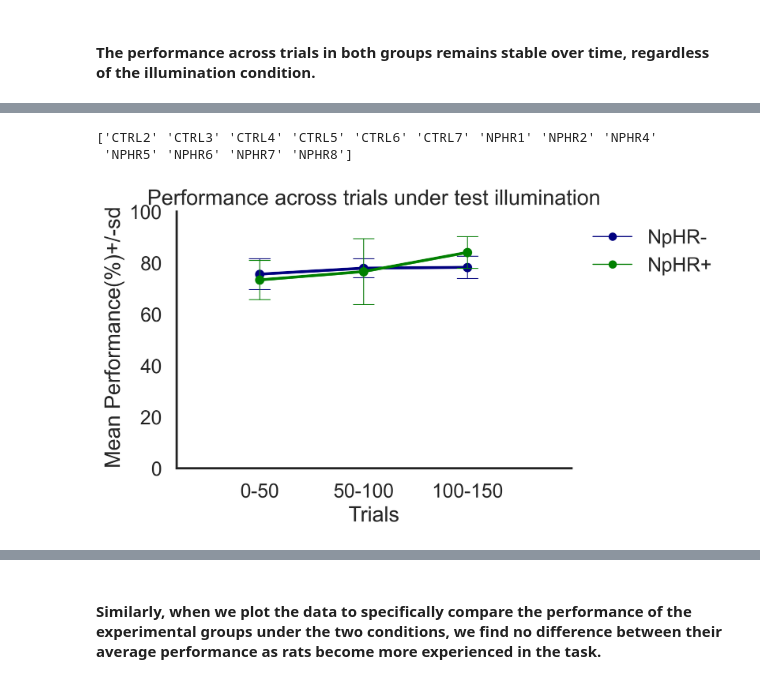
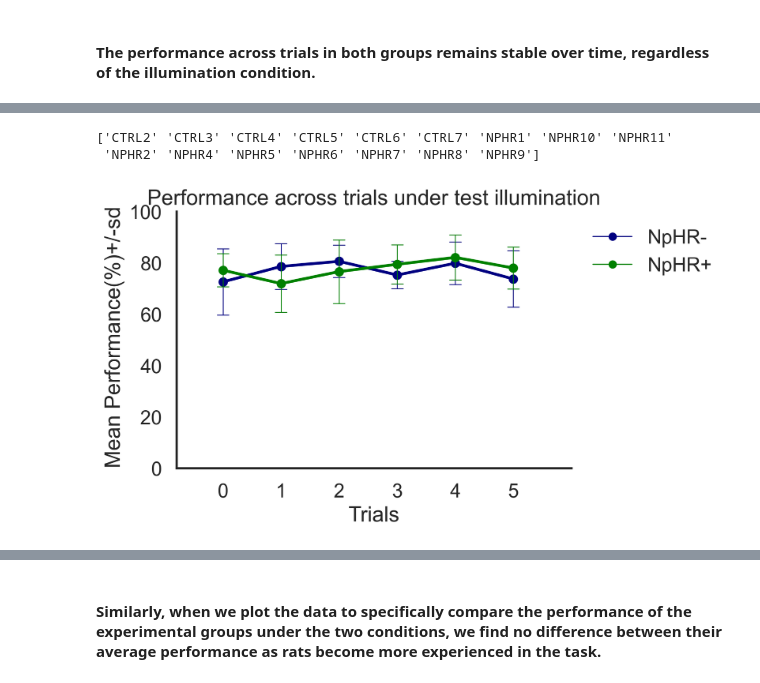
Before and after one commit to anasofiacc/cingulate_silencing_analysis, a Jupyter notebook: B. Does silencing the CG during a test run leads to performance deifcits (no timeouts, no vs test).ipynb, the cells around one changed output, grey strips where cells are left out. Drawn from its saved outputs; the diff is of its cells as text; code cells hidden in the pictures.

```diff
--- a/B. Does silencing the CG during a test run leads to performance deifcits (no timeouts, no vs test).ipynb
+++ b/B. Does silencing the CG during a test run leads to performance deifcits (no timeouts, no vs test).ipynb
@@ -196,0 +255,10 @@ sns.despine()
+# %%
+from scipy.stats import shapiro
+
+normality_testing = {}
+for group, data in pooled_perfs.groupby(['group', 'stim_condition'])['performance']:
+    stat, p = shapiro(data)
+    normality_testing[group] = (stat, p)
+
+normality_testing = pd.Series(normality_testing)
+normality_testing
@@ -336,11 +421,10 @@ sns.despine()
 ***
 # %%
 # Calculate performance per condition at any given N trials
-
 grouped = below15_test_runs.groupby(['group','rat', 'stim_condition'])
 group_list = []
 
-N = 50
+N = 30
 
 for group in grouped.groups:
 
@@ -436,32 +612,32 @@ sns.despine()
 # %%
 df = par_perf[par_perf['stim'] == 3]
 
 print(df['rat'].unique())
 
 sns.set(style="white", context='talk')
 plt.figure(figsize=(6,4), dpi=300)
 
 # Show means. 1st color=0, 3rd color=test
 g=sns.pointplot(
     data=df, x='index', y='performance', hue='group',
     alpha=.3, scale=.6,linewidth=.5,
     ci='sd', errwidth=.7, capsize=.2, dodge=False,
     palette=['navy', 'green']
 )
 
 g.set(
-    xlim=(-.8,3), ylim=(0,100),
+    xlim=(-.8,6), ylim=(0,100),
     ylabel=' Mean Performance(%)+/-sd', xlabel='Trials',
     title='Performance across trials under test illumination'
 )
 
-g.set_xticklabels(['0-50', '50-100', '100-150'])
+#g.set_xticklabels(['0-50', '50-100', '100-150'])
 g.legend_.remove()
 ctrl_line = mlines.Line2D([], [], color='navy', marker='o', markersize=6, linewidth=1, label='NpHR-')
 nphr_line = mlines.Line2D([], [], color='green', marker='o', markersize=6, linewidth=1, label='NpHR+')
 plt.legend(handles=[ctrl_line, nphr_line], frameon=False, loc='upper right', bbox_to_anchor=(1.4, 1))
 sns.despine()
 # %% [output]
-['CTRL2' 'CTRL3' 'CTRL4' 'CTRL5' 'CTRL6' 'CTRL7' 'NPHR1' 'NPHR2' 'NPHR4'
- 'NPHR5' 'NPHR6' 'NPHR7' 'NPHR8']
+['CTRL2' 'CTRL3' 'CTRL4' 'CTRL5' 'CTRL6' 'CTRL7' 'NPHR1' 'NPHR10' 'NPHR11'
+ 'NPHR2' 'NPHR4' 'NPHR5' 'NPHR6' 'NPHR7' 'NPHR8' 'NPHR9']
-[figure, old version]
+[figure, new version]
```
Also changed, not shown: parts of 31 cells of this notebook, 3 other files.
